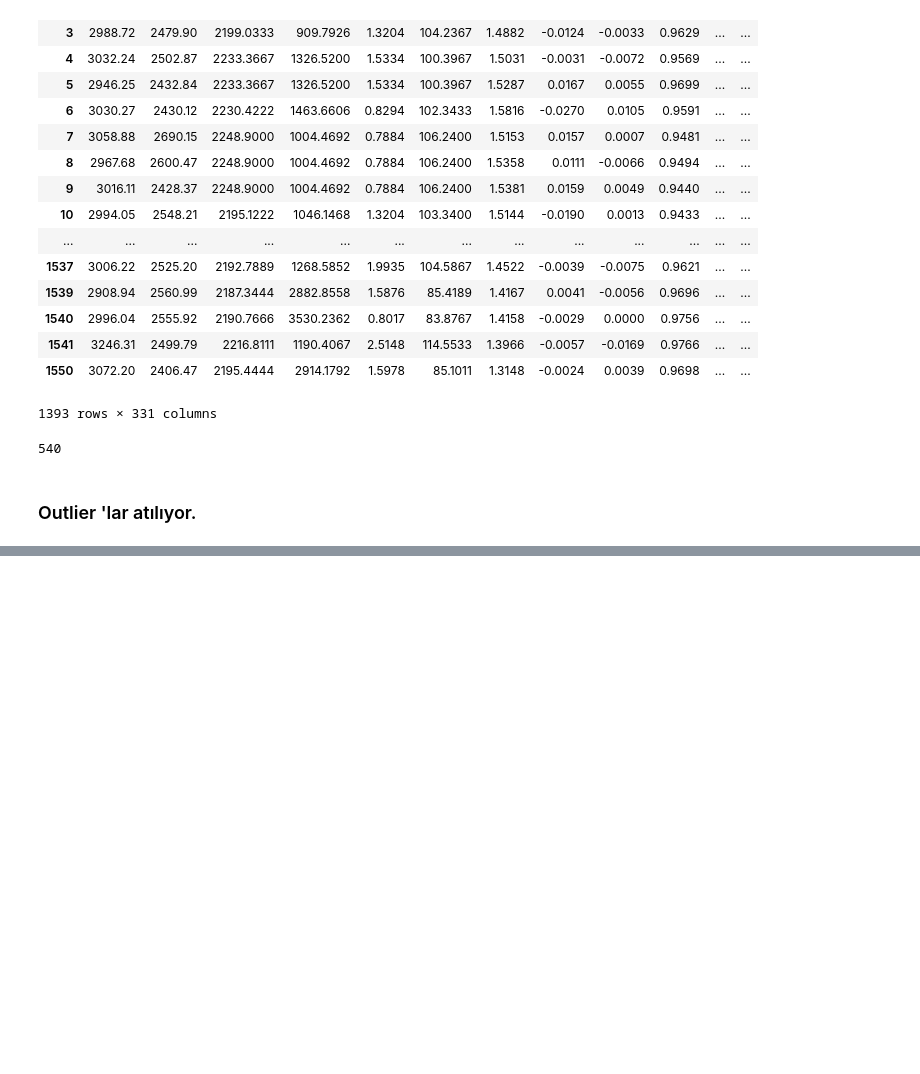
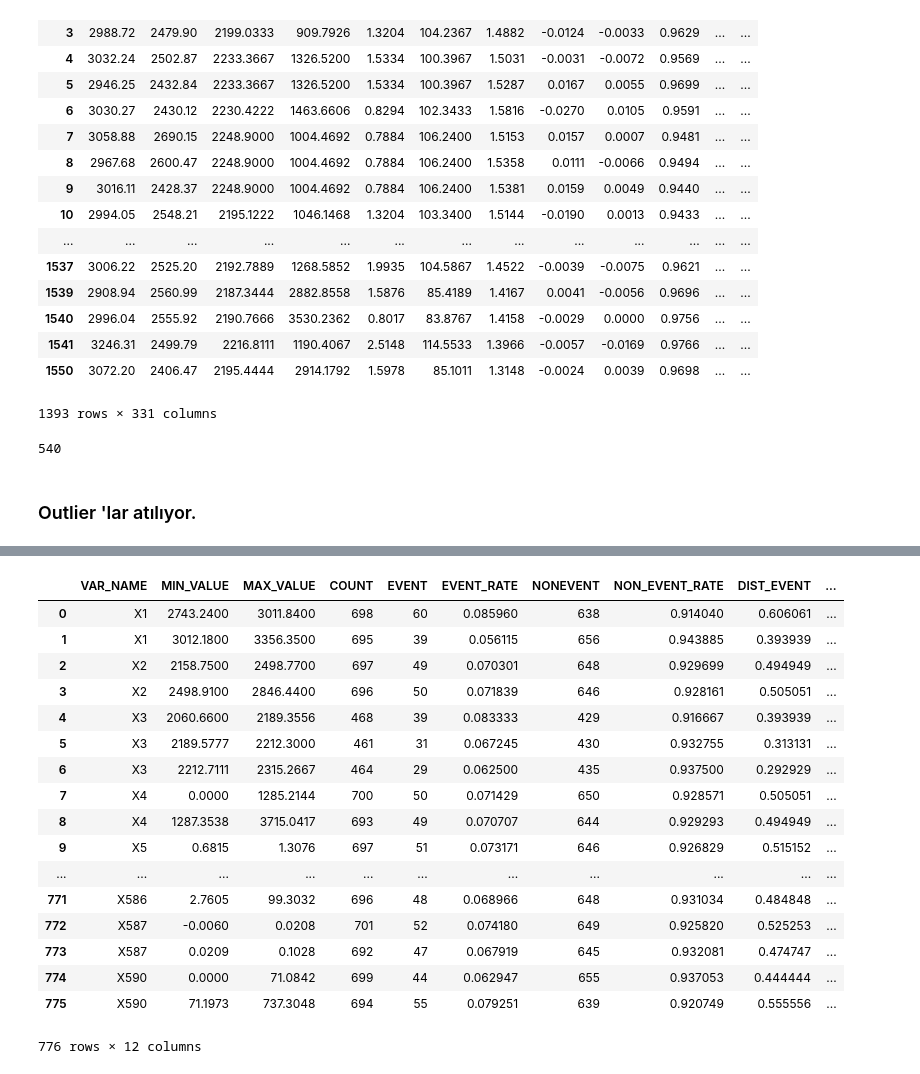
Before and after one commit to batutlsk/PredY, a Jupyter notebook: secom/Secom_asama_1.ipynb, the cells around one changed output, grey strips where cells are left out. Drawn from its saved outputs; the diff is of its cells as text; code cells hidden in the pictures; blank space fills up the shorter version.

```diff
--- a/secom/Secom_asama_1.ipynb
+++ b/secom/Secom_asama_1.ipynb
@@ -421,17 +394,24 @@ import re
 import traceback
 import string
 
-max_bin = 20
+max_bin = 3
 force_bin = 3
+
+
 
 # define a binning function
 def mono_bin(Y, X, n = max_bin):
+
 
     df1 = pd.DataFrame({"X": X, "Y": Y})
     justmiss = df1[['X','Y']][df1.X.isnull()]
     notmiss = df1[['X','Y']][df1.X.notnull()]
     r = 0
+
     while np.abs(r) < 1:
+
+
+
         try:
             d1 = pd.DataFrame({"X": notmiss.X, "Y": notmiss.Y, "Bucket": pd.qcut(notmiss.X, n)})
             d2 = d1.groupby('Bucket', as_index=True)
@@ -480,6 +460,7 @@ def mono_bin(Y, X, n = max_bin):
 
 def char_bin(Y, X):
 
+
     df1 = pd.DataFrame({"X": X, "Y": Y})
     justmiss = df1[['X','Y']][df1.X.isnull()]
     notmiss = df1[['X','Y']][df1.X.notnull()]
@@ -524,7 +505,11 @@ def data_vars(df1, target):
     x = df1.dtypes.index
     count = -1
 
+
     for i in x:
+
+
+
         if i.upper() not in (final.upper()):
             if np.issubdtype(df1[i], np.number) and len(Series.unique(df1[i])) > 2:
                 conv = mono_bin(target, df1[i])
@@ -541,7 +526,9 @@ def data_vars(df1, target):
                 iv_df = iv_df.append(conv,ignore_index=True)
 
     iv = pd.DataFrame({'IV':iv_df.groupby('VAR_NAME').IV.max()})
+    print("----")
     iv = iv.reset_index()
+    print("----")
     return(iv_df,iv)
 # %%
 float_woe = pd.concat([float_degiskenli_data,hedef_fail], axis = 1)
@@ -548,5 +538,6 @@ float_woe = pd.concat([float_degiskenli_data,hedef_fail], axis = 1)
 # %%
-float_woe['target'] = float_woe["Fail"].apply(lambda x : 1 if x == 'yes' else 0)  # Convert to numeric
+float_woe['target'] = float_woe["Fail"]
 float_woe = float_woe.drop('Fail',axis=1)
+float_woe['target']=float_woe['target'].astype('int')
 # %%
 final_iv, IV = data_vars(float_woe,float_woe.target)
@@ -555 +547,22 @@ float_woe.info()
+# %%
+final_iv
+# %% [output]
+|  | VAR_NAME | MIN_VALUE | MAX_VALUE | COUNT | EVENT | EVENT_RATE | NONEVENT | NON_EVENT_RATE | DIST_EVENT | ... |
+| 0 | X1 | 2743.2400 | 3011.8400 | 698 | 60 | 0.085960 | 638 | 0.914040 | 0.606061 | ... |
+| 1 | X1 | 3012.1800 | 3356.3500 | 695 | 39 | 0.056115 | 656 | 0.943885 | 0.393939 | ... |
+| 2 | X2 | 2158.7500 | 2498.7700 | 697 | 49 | 0.070301 | 648 | 0.929699 | 0.494949 | ... |
+| 3 | X2 | 2498.9100 | 2846.4400 | 696 | 50 | 0.071839 | 646 | 0.928161 | 0.505051 | ... |
+| 4 | X3 | 2060.6600 | 2189.3556 | 468 | 39 | 0.083333 | 429 | 0.916667 | 0.393939 | ... |
+| 5 | X3 | 2189.5777 | 2212.3000 | 461 | 31 | 0.067245 | 430 | 0.932755 | 0.313131 | ... |
+| 6 | X3 | 2212.7111 | 2315.2667 | 464 | 29 | 0.062500 | 435 | 0.937500 | 0.292929 | ... |
+| 7 | X4 | 0.0000 | 1285.2144 | 700 | 50 | 0.071429 | 650 | 0.928571 | 0.505051 | ... |
+| 8 | X4 | 1287.3538 | 3715.0417 | 693 | 49 | 0.070707 | 644 | 0.929293 | 0.494949 | ... |
+| 9 | X5 | 0.6815 | 1.3076 | 697 | 51 | 0.073171 | 646 | 0.926829 | 0.515152 | ... |
+| ... | ... | ... | ... | ... | ... | ... | ... | ... | ... | ... |
+| 771 | X586 | 2.7605 | 99.3032 | 696 | 48 | 0.068966 | 648 | 0.931034 | 0.484848 | ... |
+| 772 | X587 | -0.0060 | 0.0208 | 701 | 52 | 0.074180 | 649 | 0.925820 | 0.525253 | ... |
+| 773 | X587 | 0.0209 | 0.1028 | 692 | 47 | 0.067919 | 645 | 0.932081 | 0.474747 | ... |
+| 774 | X590 | 0.0000 | 71.0842 | 699 | 44 | 0.062947 | 655 | 0.937053 | 0.444444 | ... |
+| 775 | X590 | 71.1973 | 737.3048 | 694 | 55 | 0.079251 | 639 | 0.920749 | 0.555556 | ... |
+776 rows × 12 columns
 # %%
```
Also changed, not shown: parts of 27 cells of this notebook, 1 other file.
